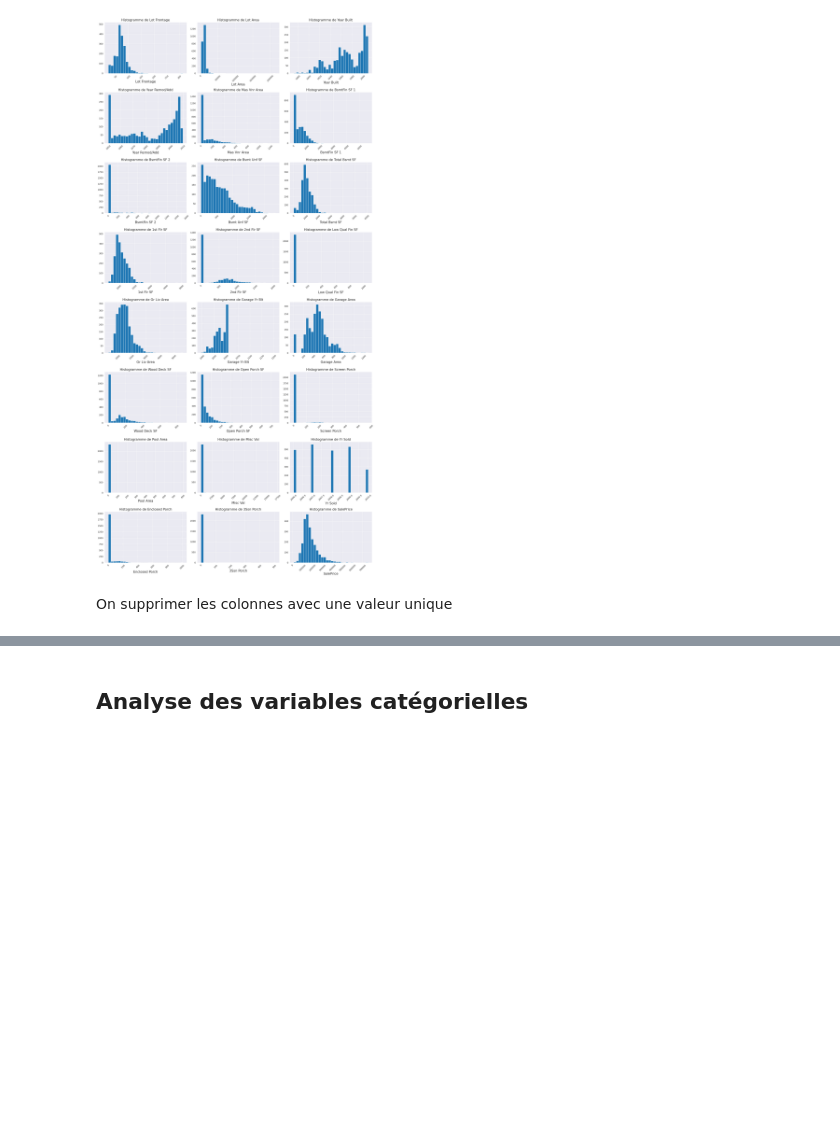
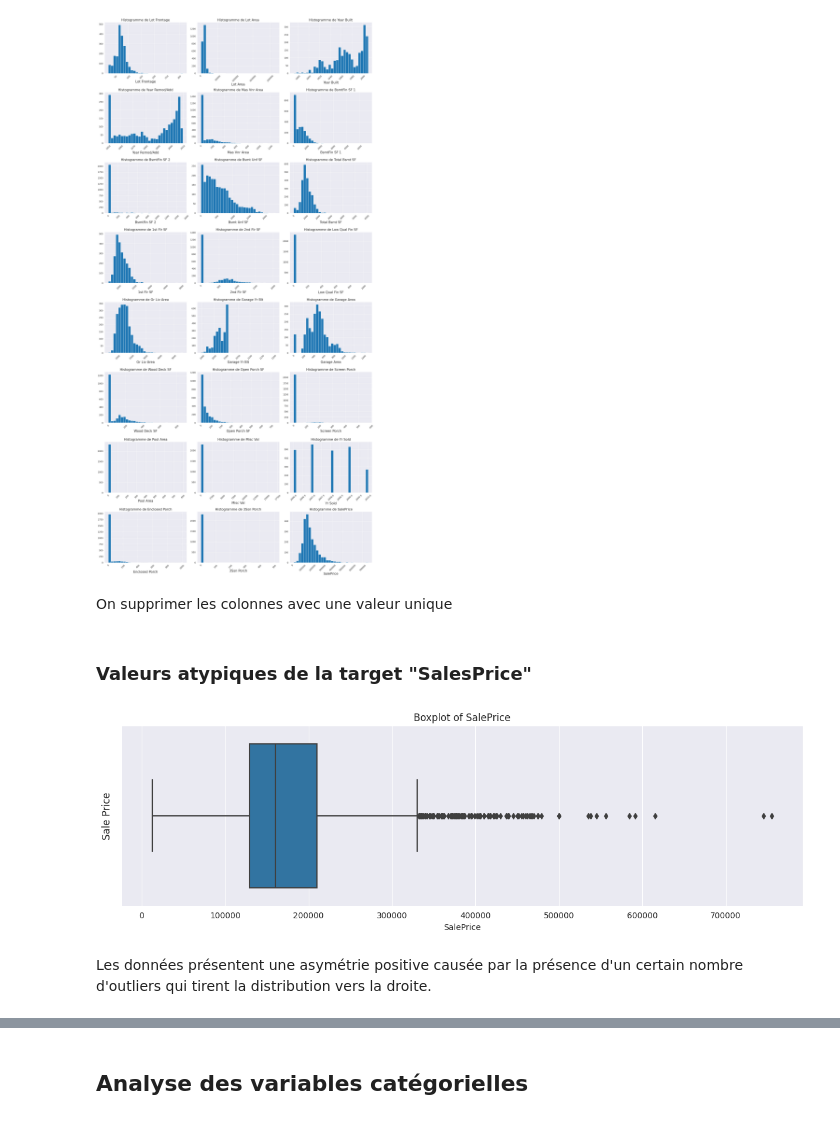
Before and after one commit to Abdellah-R/Projet-E2_P3, a Jupyter notebook: analyse_model/analysis.ipynb, the cells around one changed output, grey strips where cells are left out. Saved outputs shown, nothing was run; the diff lists cells and outputs as text; code cells hidden in the pictures; blank space fills up the shorter version.

```diff
--- a/analyse_model/analysis.ipynb
+++ b/analyse_model/analysis.ipynb
@@ -178,3 +180,15 @@ to_drop = [ 'BsmtFin SF 2','Low Qual Fin SF', 'Open Porch SF','Screen Porch',
         'Pool Area', 'Misc Val', "3Ssn Porch"]
 # %%
 df= df.drop(to_drop,axis=1)
+# %% [markdown]
+### Valeurs atypiques de la target "SalesPrice"
+# %%
+plt.figure(figsize=(15,4))
+sns.boxplot(x=df['SalePrice'])
+plt.ylabel("Sale Price", fontsize=12)
+plt.title("Boxplot of SalePrice", fontsize=12)
+plt.show()
+# %% [output]
+[figure, added]
+# %% [markdown]
+Les données présentent une asymétrie positive causée par la présence d'un certain nombre d'outliers qui tirent la distribution vers la droite.
```
Also changed, not shown: parts of 17 cells of this notebook.
